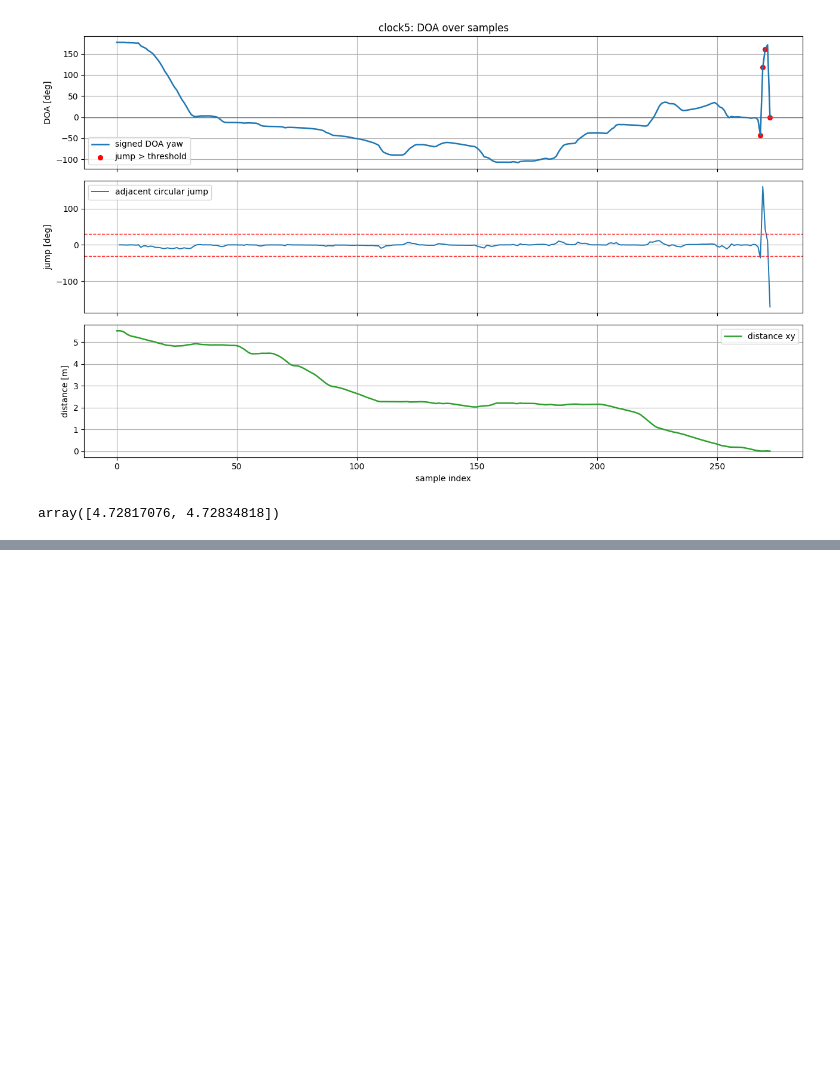
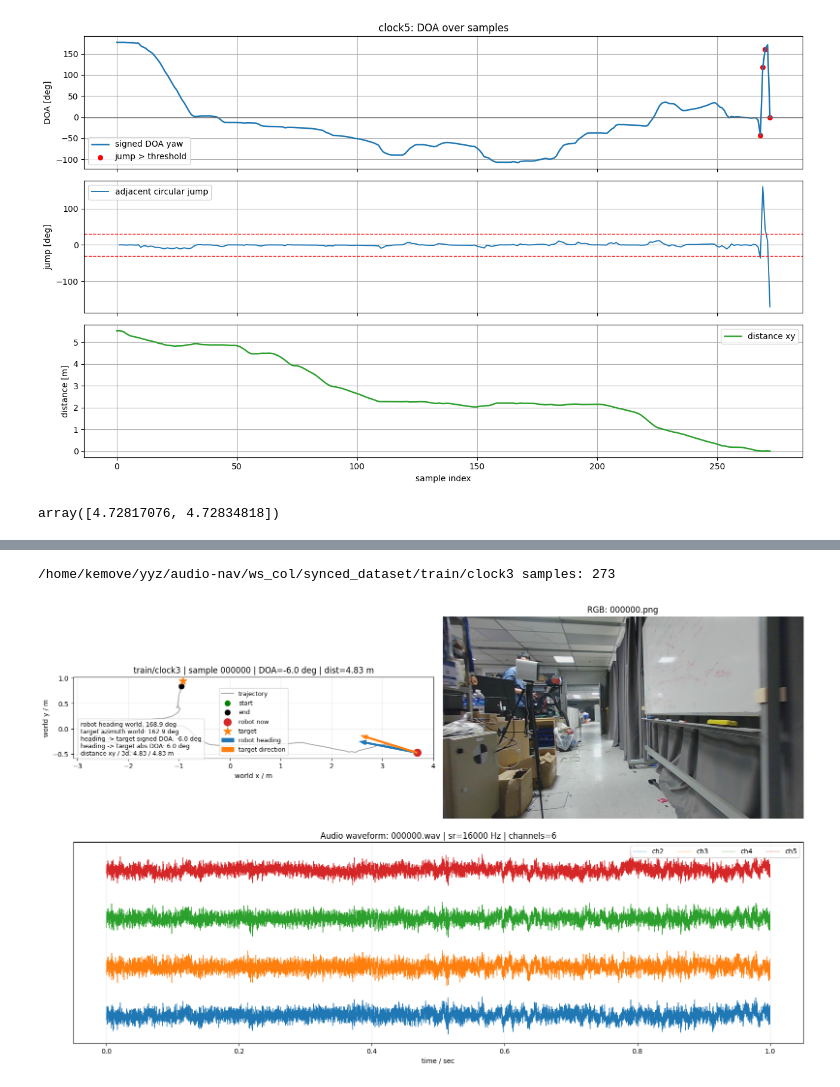
Before and after one commit to yizhuoyang/respeaker_ros, a Jupyter notebook: data_processing/inspect_processed_data.ipynb, the cells around one changed output, grey strips where cells are left out. Cells and saved outputs as stored; diff of their text form; code cells hidden in the pictures; blank space fills up the shorter version.

```diff
--- a/data_processing/inspect_processed_data.ipynb
+++ b/data_processing/inspect_processed_data.ipynb
@@ -562,0 +574,28 @@ array([4.72817076, 4.72834818])
+# %%
+
+from pathlib import Path
+import math
+import wave
+
+import numpy as np
+import matplotlib.pyplot as plt
+from PIL import Image
+from IPython.display import display, clear_output
+
+try:
+    import ipywidgets as widgets
+    HAS_WIDGETS = True
+except Exception as exc:
+    HAS_WIDGETS = False
+    print("ipywidgets is not available:", exc)
+
+try:
+    from scipy.io import wavfile
+    HAS_SCIPY_WAV = True
+except Exception:
+    HAS_SCIPY_WAV = False
+
+INTERACTIVE_DATASET_ROOT = Path("../synced_dataset").expanduser().resolve()
+INTERACTIVE_ODOM_NAME = "lio_odom"
+INTERACTIVE_AUDIO_CHANNELS = (2, 3, 4,5)  # 1-based wav channel ids, matching ReSpeaker raw mic channels.
+print("Dataset root:", INTERACTIVE_DATASET_ROOT)
@@ -562,0 +927,15 @@ array([4.72817076, 4.72834818])
+# %%
+
+# Manual fallback when ipywidgets is unavailable.
+# Change these two values and run this cell.
+MANUAL_SEQ = "train/clock3"
+MANUAL_INDEX = 0
+
+manual_seq_dir = INTERACTIVE_DATASET_ROOT / MANUAL_SEQ
+manual_rows = collect_seq_rows(manual_seq_dir)
+print(manual_seq_dir, "samples:", len(manual_rows))
+if manual_rows:
+    plot_interactive_sample(manual_seq_dir, manual_rows, MANUAL_INDEX)
+# %% [output]
+/home/kemove/yyz/audio-nav/ws_col/synced_dataset/train/clock3 samples: 273
+[figure, added]
```
Also changed, not shown: parts of 5 cells of this notebook, 8 other files.
